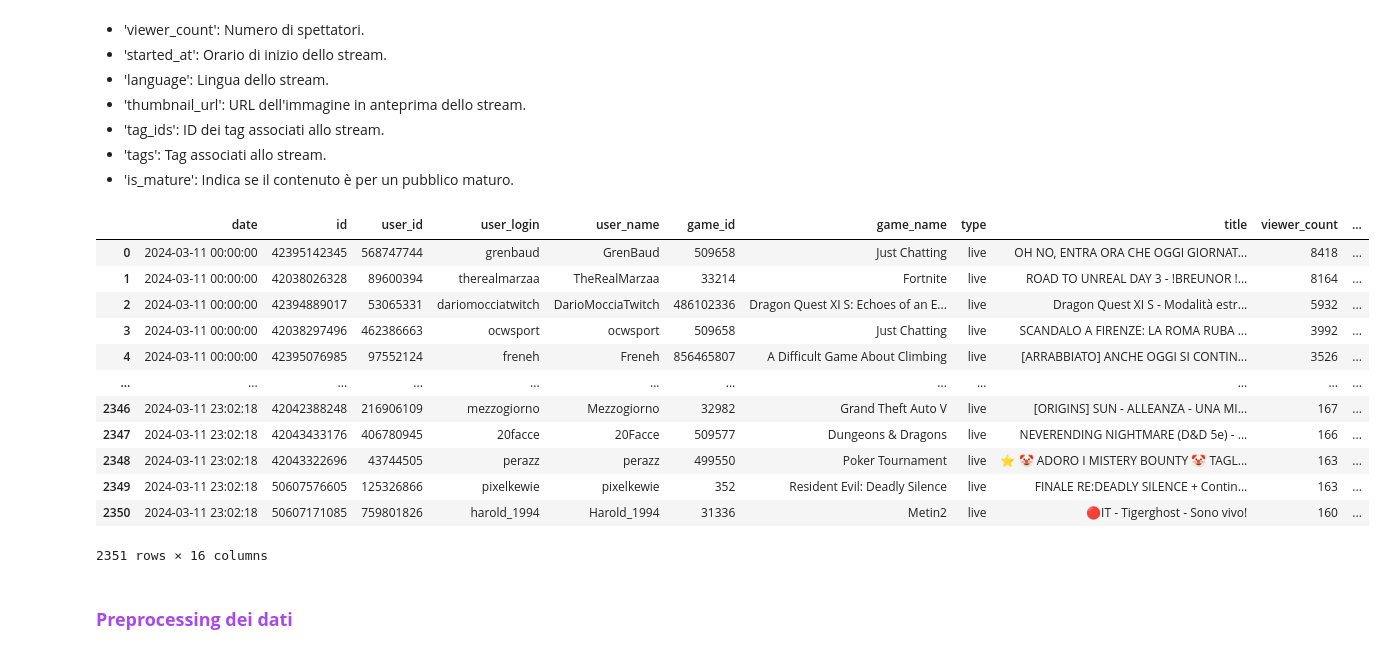
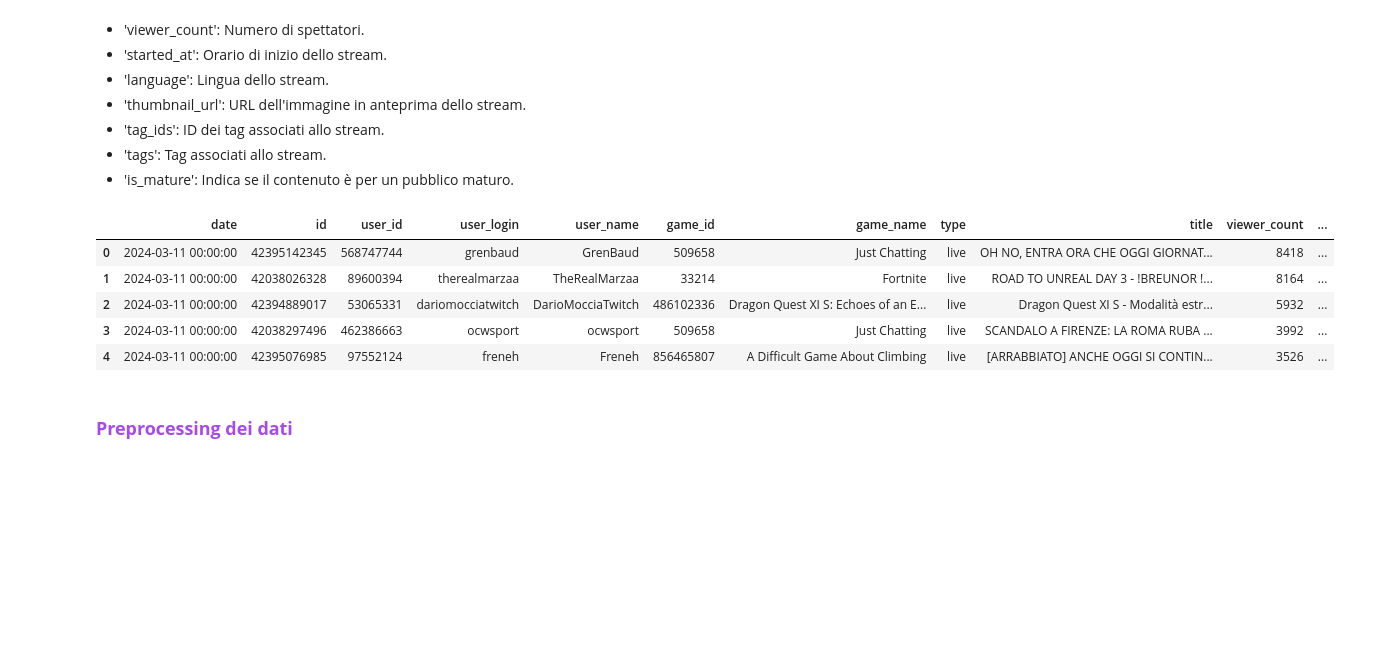
Before and after one commit to LenionK/Tutorial-SM, a Jupyter notebook: Tutorial.ipynb, the cells around one changed output. Saved outputs shown, nothing was run; the diff lists cells and outputs as text; code cells hidden in the pictures; blank space fills up the shorter version.

```diff
--- a/Tutorial.ipynb
+++ b/Tutorial.ipynb
@@ -317,8 +318,8 @@ import time
 import pandas as pd
 from IPython.display import display
 
-client_ID = "cgfqdphh3gt4sxmdvxn341itb102x4" #Client ID
-secret_KEY = "ojeefn1at0fyhdm4km8ee62ty0l7x3" #Secret Key
+client_ID = "" #Client ID
+secret_KEY = "" #Secret Key
 
 body = {
     'client_id': client_ID,
@@ -484,21 +485,14 @@ Il file ottenuto dall'aquisizione dati ha le seguenti informazioni:
 - 'is_mature': Indica se il contenuto è per un pubblico maturo.
 # %%
 path = "data_capcom/stream_data_capcom_1.json"
-display(get_df(path))
+display(get_df(path).head())
 # %% [output]
 |  | date | id | user_id | user_login | user_name | game_id | game_name | type | title | viewer_count | ... |
 | 0 | 2024-03-11 00:00:00 | 42395142345 | 568747744 | grenbaud | GrenBaud | 509658 | Just Chatting | live | OH NO, ENTRA ORA CHE OGGI GIORNAT... | 8418 | ... |
 | 1 | 2024-03-11 00:00:00 | 42038026328 | 89600394 | therealmarzaa | TheRealMarzaa | 33214 | Fortnite | live | ROAD TO UNREAL DAY 3 - !BREUNOR !... | 8164 | ... |
 | 2 | 2024-03-11 00:00:00 | 42394889017 | 53065331 | dariomocciatwitch | DarioMocciaTwitch | 486102336 | Dragon Quest XI S: Echoes of an E... | live | Dragon Quest XI S - Modalità estr... | 5932 | ... |
 | 3 | 2024-03-11 00:00:00 | 42038297496 | 462386663 | ocwsport | ocwsport | 509658 | Just Chatting | live | SCANDALO A FIRENZE: LA ROMA RUBA ... | 3992 | ... |
 | 4 | 2024-03-11 00:00:00 | 42395076985 | 97552124 | freneh | Freneh | 856465807 | A Difficult Game About Climbing | live | [ARRABBIATO] ANCHE OGGI SI CONTIN... | 3526 | ... |
-| ... | ... | ... | ... | ... | ... | ... | ... | ... | ... | ... | ... |
-| 2346 | 2024-03-11 23:02:18 | 42042388248 | 216906109 | mezzogiorno | Mezzogiorno | 32982 | Grand Theft Auto V | live | [ORIGINS] SUN - ALLEANZA - UNA MI... | 167 | ... |
-| 2347 | 2024-03-11 23:02:18 | 42043433176 | 406780945 | 20facce | 20Facce | 509577 | Dungeons & Dragons | live | NEVERENDING NIGHTMARE (D&D 5e) - ... | 166 | ... |
-| 2348 | 2024-03-11 23:02:18 | 42043322696 | 43744505 | perazz | perazz | 499550 | Poker Tournament | live | ⭐ 🤡 ADORO I MISTERY BOUNTY 🤡 TAGL... | 163 | ... |
-| 2349 | 2024-03-11 23:02:18 | 50607576605 | 125326866 | pixelkewie | pixelkewie | 352 | Resident Evil: Deadly Silence | live | FINALE RE:DEADLY SILENCE + Contin... | 163 | ... |
-| 2350 | 2024-03-11 23:02:18 | 50607171085 | 759801826 | harold_1994 | Harold_1994 | 31336 | Metin2 | live | 🔴IT - Tigerghost - Sono vivo! | 160 | ... |
-2351 rows × 16 columns
 # %% [markdown]
 ### <span style="color:#a749eb;" id ="preprocessing_capcom">**Preprocessing dei dati**</span>
 # %% [markdown]
```
Also changed, not shown: parts of 9 cells of this notebook.
